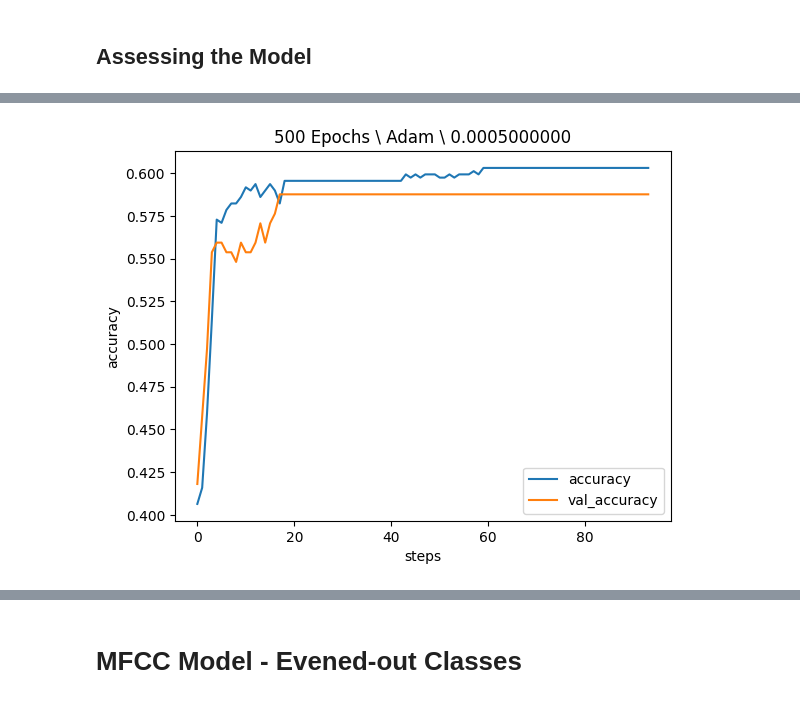
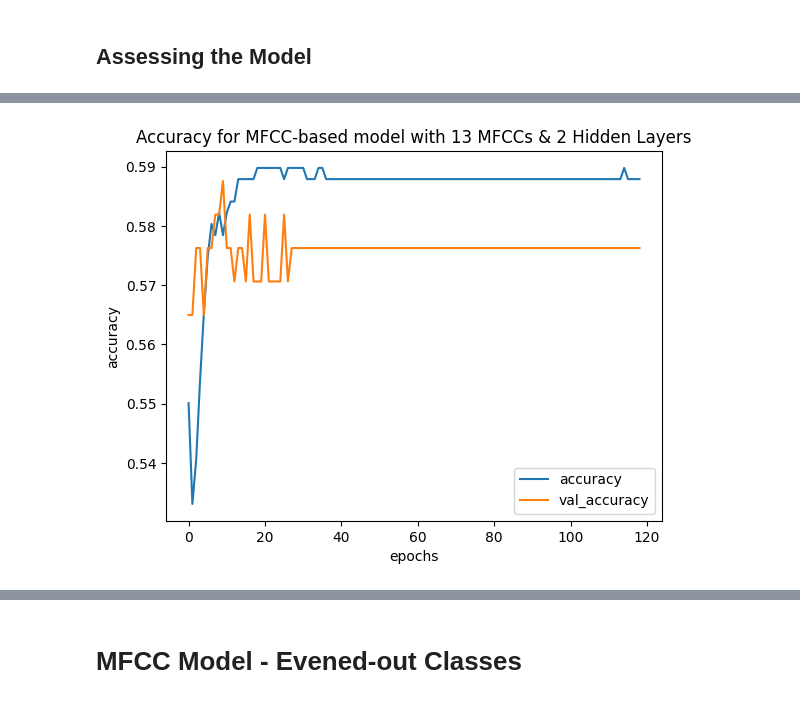
Before and after one commit to ramwtz/data-science-project, a Jupyter notebook: draft/basic_model_train.ipynb, the cells around one changed output, grey strips where cells are left out. Drawn from its saved outputs; the diff is of its cells as text; code cells hidden in the pictures.

```diff
--- a/draft/basic_model_train.ipynb
+++ b/draft/basic_model_train.ipynb
@@ -597,16 +592,11 @@ input_shape = (features.shape[1],)
 hidden_layers = 2
 unit_scalar = 2
 
-optimizer_name = 'Adam'
-learning_rate = 0.0005
-epochs = 500
+small_model = create_model(
+    input_shape=input_shape, hidden_layers=hidden_layers,
+    unit_scalar=unit_scalar)
 
-model = create_model(
-    input_shape=input_shape, hidden_layers=hidden_layers,
-    unit_scalar=unit_scalar, optimizer_name=optimizer_name,
-    learning_rate=learning_rate, epochs=epochs)
-
-print(model.summary())
+print(small_model.summary())
 # %% [output]
 Model: "model_2hl_13mfcc"
 _________________________________________________________________
@@ -633,9 +623,27 @@ time: 64.7 ms (started: 2023-09-26 13:06:16 +00:00)
 # %%
+# params
+verbosity = 0
+epochs = 250
+
 # define callbacks
 reduce_lr_callback = callbacks.ReduceLROnPlateau(
-    monitor='val_loss', factor=0.5, patience=10, min_lr=0.000005, verbose=1)
+    monitor='val_loss', factor=0.5, patience=10, min_lr=0.00001,
+    verbose=verbosity)
 
 earlystopping = callbacks.EarlyStopping(
     monitor="val_loss", patience=50, restore_best_weights=True,
-    min_delta=0.001, verbose=1)
+    min_delta=0.00001, start_from_epoch=50,
+    verbose=verbosity)
+
+# fit
+small_fit  = small_model.fit(
+    X_train_small_model,
+    y_train_small_model,
+    epochs=epochs,
+    validation_data=(X_test_small_model, y_test_small_model),
+    callbacks=[
+        earlystopping,
+        reduce_lr_callback],
+    verbose=verbosity)
+print()
 # %% [output]
@@ -684,0 +653,4 @@ time: 278 ms (started: 2023-09-26 12:32:17 +00:00)
+# %%
+small_fit_history = pd.DataFrame(small_fit.history)
+model_architecture = f'{features.shape[1]} MFCCs & {hidden_layers} Hidden Layers'
+print(f'Number of Actual Epochs: {small_fit_history.shape[0]}')
@@ -685,6 +679,8 @@ time: 278 ms (started: 2023-09-26 12:32:17 +00:00)
 # %%
-title = f'{epochs} Epochs \ {optimizer_name} \ {learning_rate:.10f}'
-cnn_feats_history_pd[['accuracy','val_accuracy']].plot(title=title,xlabel='steps', ylabel='accuracy')
+accuracy_history_title = f'Accuracy for MFCC-based model with {model_architecture}'
+accuracy_history = small_fit_history[['accuracy','val_accuracy']]
+accuracy_history.plot(
+    title=accuracy_history_title, xlabel='epochs', ylabel='accuracy')
 plt.show()
 # %% [output]
-[figure, old version]
+[figure, new version]
```
Also changed, not shown: parts of 101 cells of this notebook.
